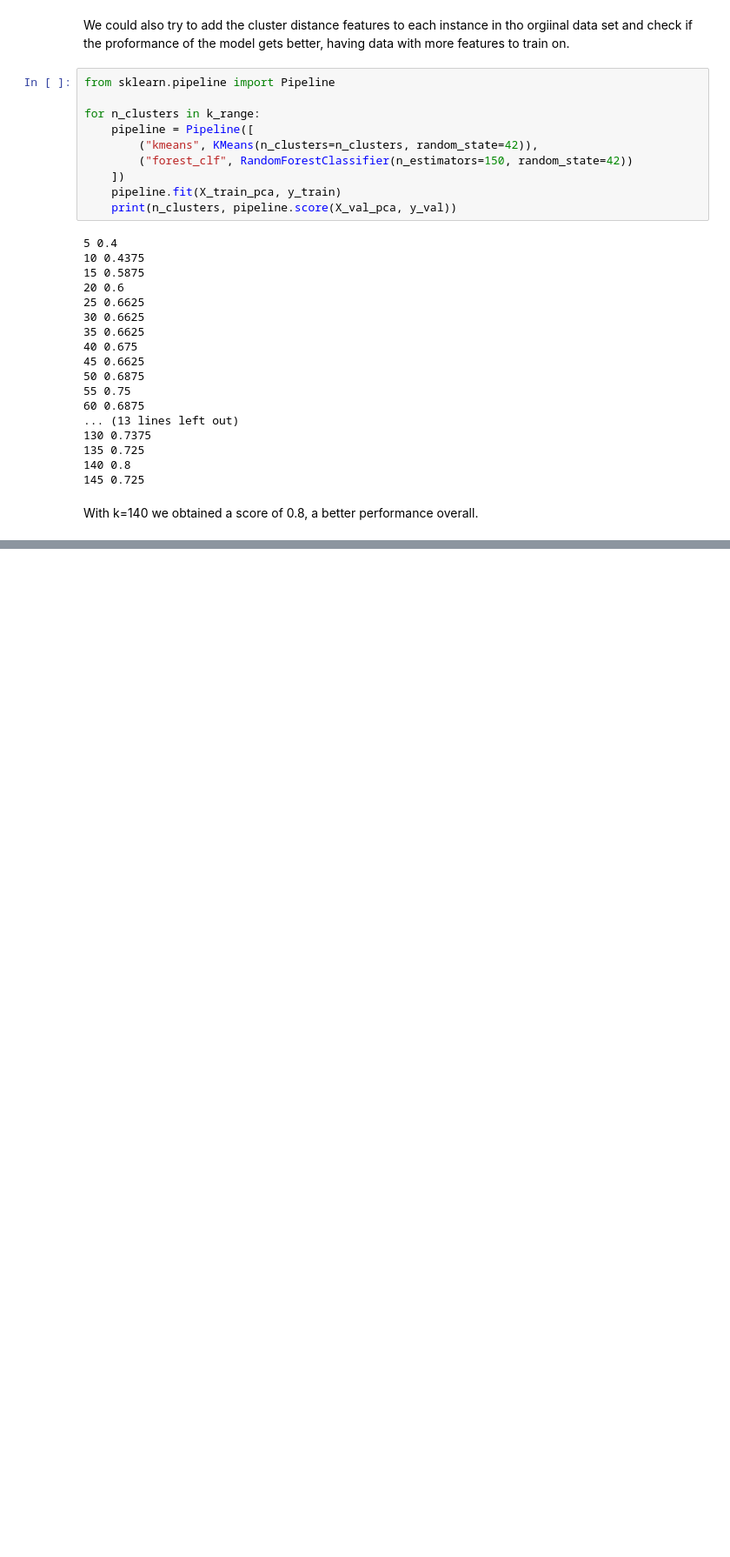
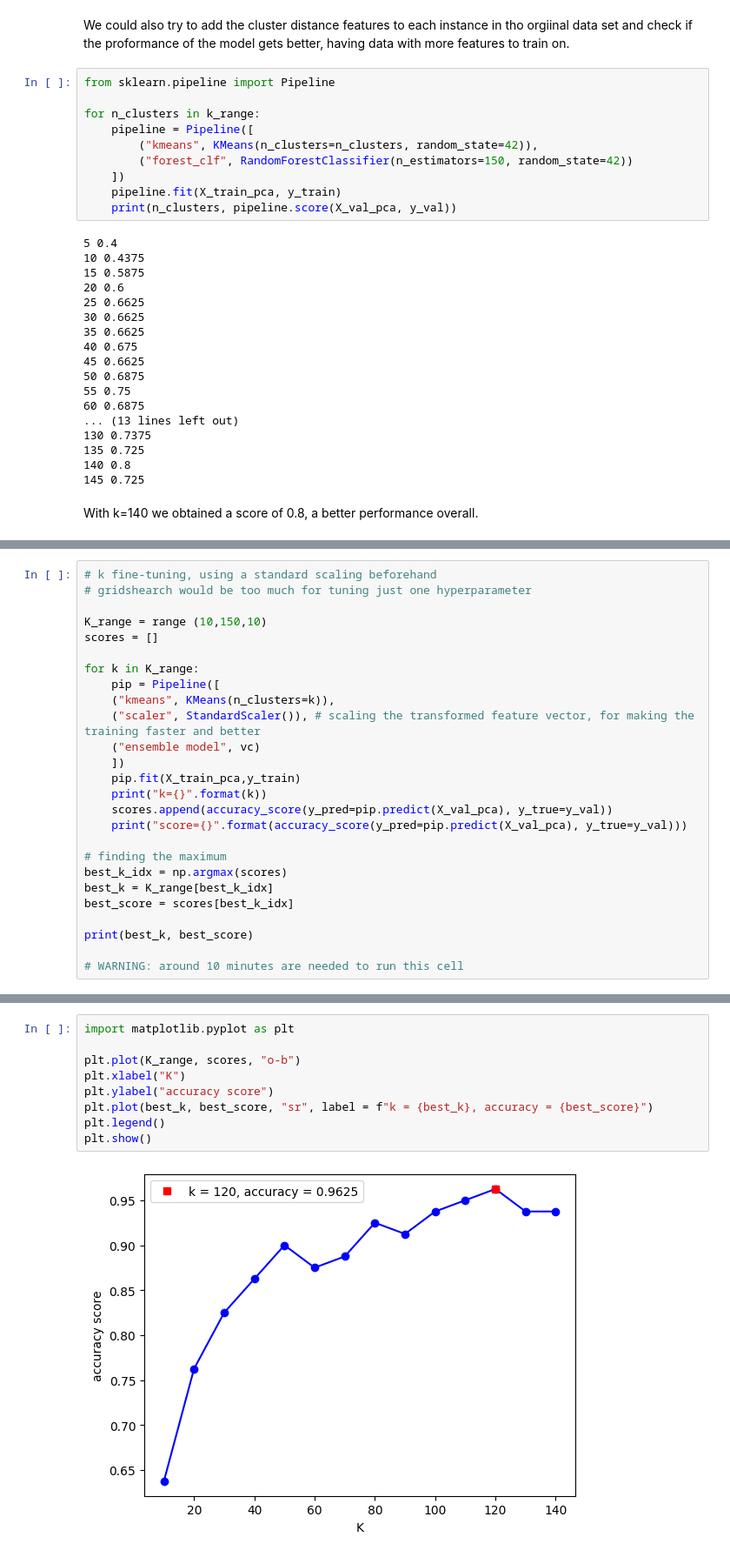
Before and after one commit to vivri1216/HandsOnMachineLearning, a Jupyter notebook: Chapter9_Clustering/Chapter9_Clustering.ipynb, the cells around one changed output, grey strips where cells are left out. Shown at 87% size. Cells and saved outputs as stored; diff of their text form; blank space fills up the shorter version.

```diff
--- a/Chapter9_Clustering/Chapter9_Clustering.ipynb
+++ b/Chapter9_Clustering/Chapter9_Clustering.ipynb
@@ -560,0 +694,26 @@ With k=140 we obtained a score of 0.8, a better performance overall.
+# %%
+# k fine-tuning, using a standard scaling beforehand
+# gridshearch would be too much for tuning just one hyperparameter
+
+K_range = range (10,150,10)
+scores = []
+
+for k in K_range:
+    pip = Pipeline([
+    ("kmeans", KMeans(n_clusters=k)),
+    ("scaler", StandardScaler()), # scaling the transformed feature vector, for making the training faster and better
+    ("ensemble model", vc)
+    ])
+    pip.fit(X_train_pca,y_train)
+    print("k={}".format(k))
+    scores.append(accuracy_score(y_pred=pip.predict(X_val_pca), y_true=y_val))
+    print("score={}".format(accuracy_score(y_pred=pip.predict(X_val_pca), y_true=y_val)))
+
+# finding the maximum
+best_k_idx = np.argmax(scores)
+best_k = K_range[best_k_idx]
+best_score = scores[best_k_idx]
+
+print(best_k, best_score)
+
+# WARNING: around 10 minutes are needed to run this cell
@@ -560,0 +780,11 @@ With k=140 we obtained a score of 0.8, a better performance overall.
+# %%
+import matplotlib.pyplot as plt
+
+plt.plot(K_range, scores, "o-b")
+plt.xlabel("K")
+plt.ylabel("accuracy score")
+plt.plot(best_k, best_score, "sr", label = f"k = {best_k}, accuracy = {best_score}")
+plt.legend()
+plt.show()
+# %% [output]
+[figure, added]
```
Also changed, not shown: parts of 29 cells of this notebook, 2 other files.
